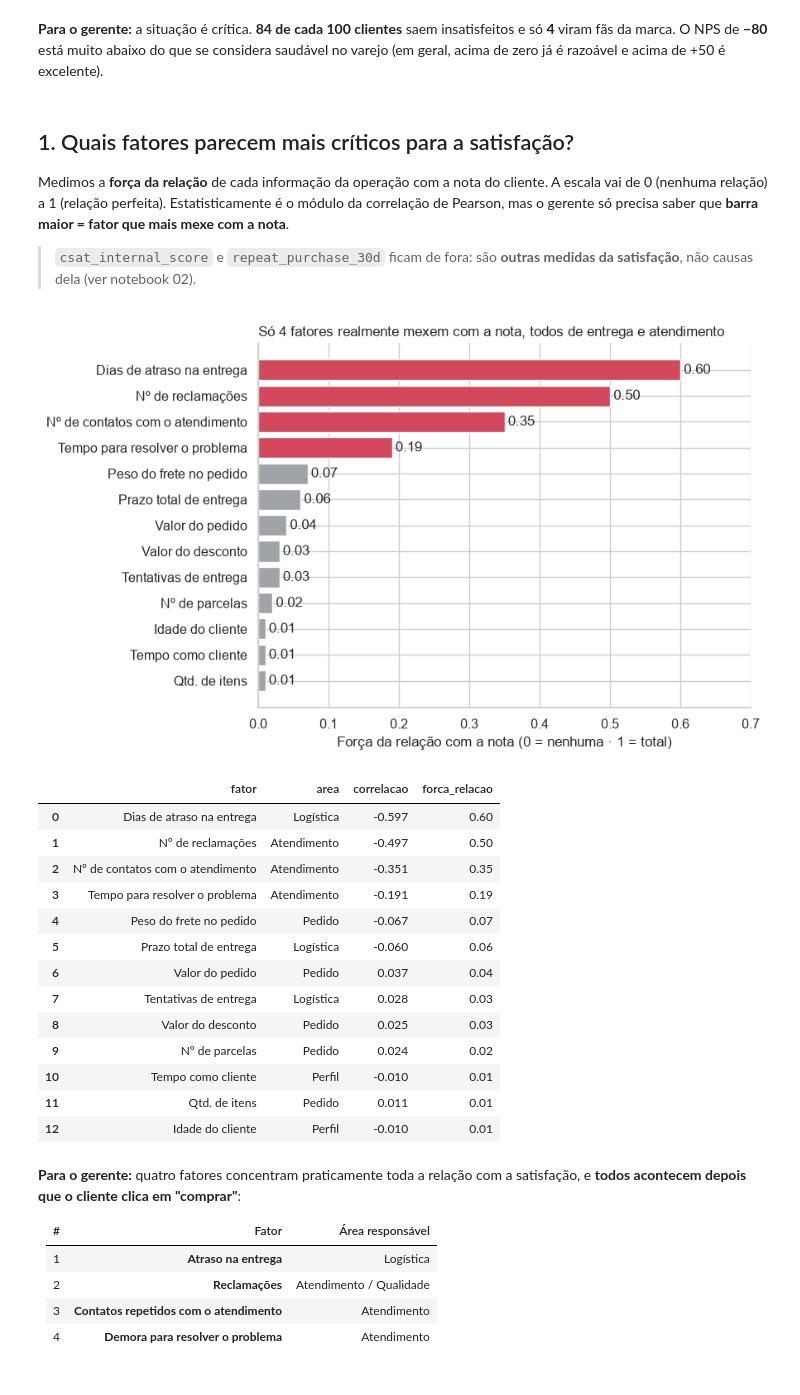
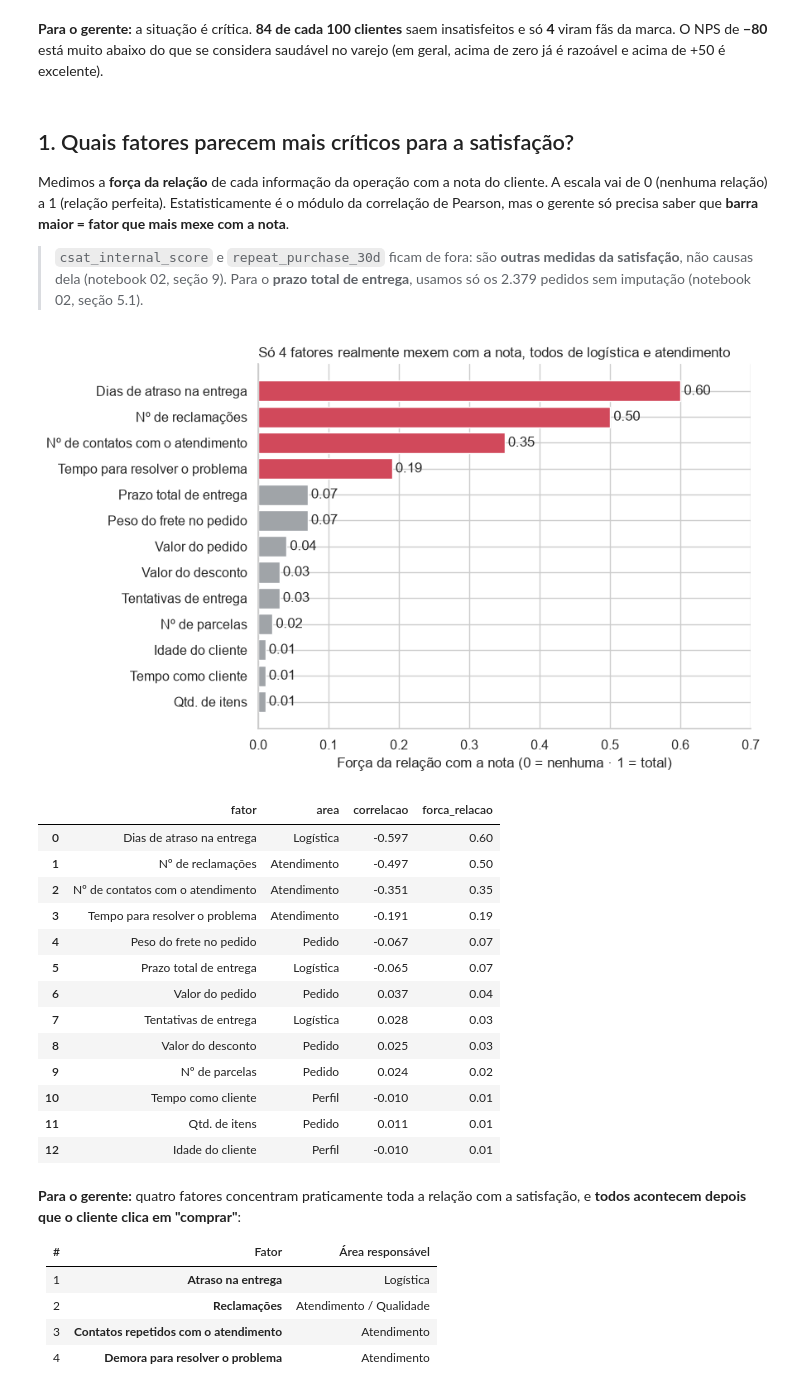
Before and after one commit to CristovaoTorres/techchallenge-fase1-nps, a Jupyter notebook: notebooks/03_eda.ipynb, the cells around one changed output. Saved outputs shown, nothing was run; the diff lists cells and outputs as text; code cells hidden in the pictures.

```diff
--- a/notebooks/03_eda.ipynb
+++ b/notebooks/03_eda.ipynb
@@ -103,7 +133,7 @@ plt.show()
 
 Medimos a **força da relação** de cada informação da operação com a nota do cliente. A escala vai de 0 (nenhuma relação) a 1 (relação perfeita). Estatisticamente é o módulo da correlação de Pearson, mas o gerente só precisa saber que **barra maior = fator que mais mexe com a nota**.
 
-> `csat_internal_score` e `repeat_purchase_30d` ficam de fora: são **outras medidas da satisfação**, não causas dela (ver notebook 02).
+> `csat_internal_score` e `repeat_purchase_30d` ficam de fora: são **outras medidas da satisfação**, não causas dela (notebook 02, seção 9). Para o **prazo total de entrega**, usamos só os 2.379 pedidos sem imputação (notebook 02, seção 5.1).
 # %%
 FATORES = {
     "delivery_delay_days": ("Dias de atraso na entrega", "Logística"),
@@ -117,44 +147,54 @@ FATORES = {
     "payment_installments": ("Nº de parcelas", "Pedido"),
     "discount_value": ("Valor do desconto", "Pedido"),
     "items_quantity": ("Qtd. de itens", "Pedido"),
     "customer_age": ("Idade do cliente", "Perfil"),
     "customer_tenure_months": ("Tempo como cliente", "Perfil"),
 }
 
 correlacoes = df[list(FATORES) + ["nps_score"]].corr()["nps_score"].drop("nps_score")
+# O prazo total é calculado só nos pedidos sem imputação (ver nota acima)
+correlacoes["delivery_time_days"] = df_prazo_confiavel["delivery_time_days"].corr(
+    df_prazo_confiavel["nps_score"]
+)
+
 ranking = pd.DataFrame(
     {
+        "coluna": correlacoes.index,
         "fator": [FATORES[c][0] for c in correlacoes.index],
         "area": [FATORES[c][1] for c in correlacoes.index],
         "correlacao": correlacoes.values.round(3),
         "forca_relacao": correlacoes.abs().values.round(2),
     }
 ).sort_values("forca_relacao", ascending=True)
+fatores_relevantes = ranking[ranking["forca_relacao"] >= LIMIAR_FORCA_RELEVANTE]
 
 fig, ax = plt.subplots(figsize=(9, 5.5))
-cores = [COR_DESTAQUE if f >= 0.15 else COR_NEUTRO for f in ranking["forca_relacao"]]
+cores = [
+    COR_DESTAQUE if f >= LIMIAR_FORCA_RELEVANTE else COR_NEUTRO for f in ranking["forca_relacao"]
+]
 barras = ax.barh(ranking["fator"], ranking["forca_relacao"], color=cores)
 ax.bar_label(barras, labels=[f"{v:.2f}" for v in ranking["forca_relacao"]], padding=3)
 ax.set_title(
-    "Só 4 fatores realmente mexem com a nota, todos de entrega e atendimento",
+    f"Só {len(fatores_relevantes)} fatores realmente mexem com a nota, "
+    f"todos de {' e '.join(fatores_relevantes['area'].str.lower().unique()[::-1])}",
     loc="left",
     fontsize=12,
 )
 ax.set_xlabel("Força da relação com a nota (0 = nenhuma · 1 = total)")
 ax.set_xlim(0, 0.7)
 salvar_figura("03_02_ranking_fatores.png")
 plt.show()
 
-ranking.sort_values("forca_relacao", ascending=False).reset_index(drop=True)
+ranking.drop(columns="coluna").sort_values("forca_relacao", ascending=False).reset_index(drop=True)
 # %% [output]
-[figure, old version]
+[figure, new version]
 |  | fator | area | correlacao | forca_relacao |
 | 0 | Dias de atraso na entrega | Logística | -0.597 | 0.60 |
 | 1 | Nº de reclamações | Atendimento | -0.497 | 0.50 |
 | 2 | Nº de contatos com o atendimento | Atendimento | -0.351 | 0.35 |
 | 3 | Tempo para resolver o problema | Atendimento | -0.191 | 0.19 |
 | 4 | Peso do frete no pedido | Pedido | -0.067 | 0.07 |
-| 5 | Prazo total de entrega | Logística | -0.060 | 0.06 |
+| 5 | Prazo total de entrega | Logística | -0.065 | 0.07 |
 | 6 | Valor do pedido | Pedido | 0.037 | 0.04 |
 | 7 | Tentativas de entrega | Logística | 0.028 | 0.03 |
 | 8 | Valor do desconto | Pedido | 0.025 | 0.03 |
```
Also changed, not shown: parts of 28 cells of this notebook, 14 other files.
